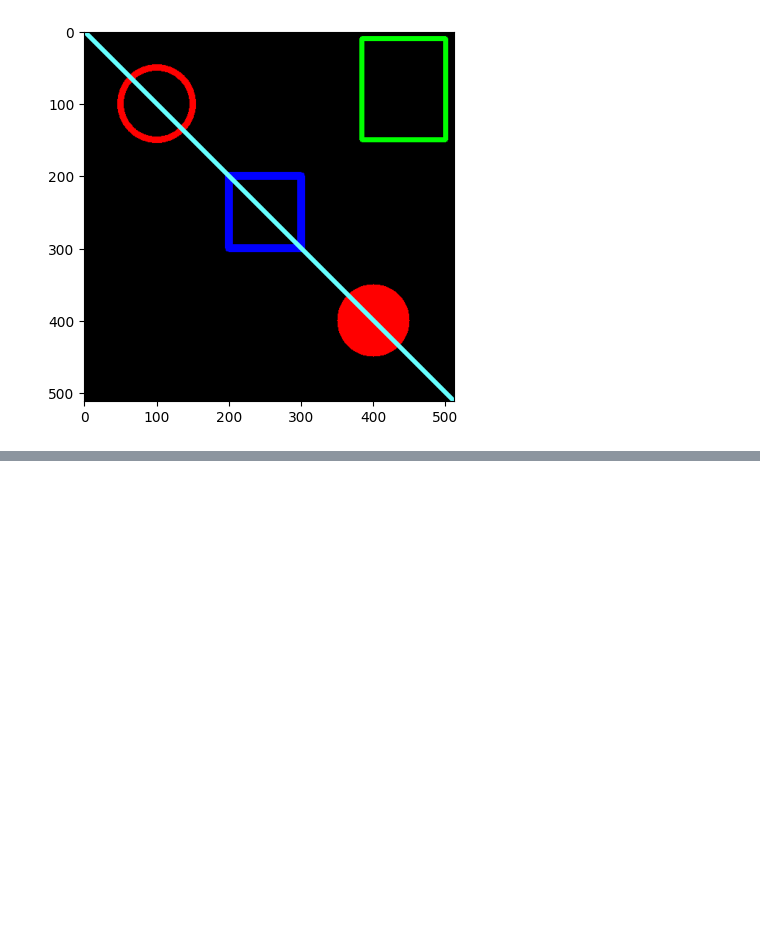
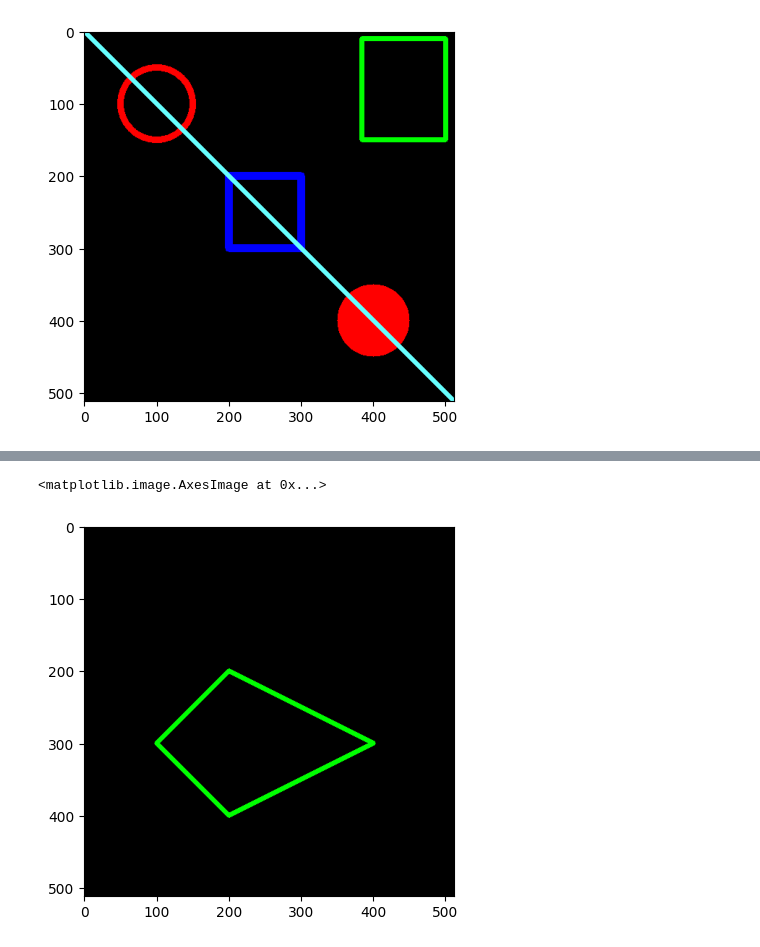
Before and after one commit to kcmartin/opencv-coursework, a Jupyter notebook: opencv-drawimages.ipynb, the cells around one changed output, grey strips where cells are left out. Saved outputs shown, nothing was run; the diff lists cells and outputs as text; code cells hidden in the pictures; blank space fills up the shorter version.

Commit message:
finished nb opencv shape drawing

```diff
--- a/opencv-drawimages.ipynb
+++ b/opencv-drawimages.ipynb
@@ -89,0 +99,16 @@ plt.imshow(blank_img)
+# %%
+# create a new blank image
+blank_img2 = np.zeros(shape=(512,512,3),dtype=np.int32)
+
+# make an array of vertices with x and y coordinates
+vertices = np.array([ [100,300],[200,200],[400,300],[200,400] ],dtype=np.int32)
+
+# need to reshape to 3 dimensions
+pts = vertices.reshape((-1,1,2))
+# %%
+# draw a custom polygon with the points
+cv2.polylines(blank_img2,[pts],isClosed=True,color=(0,255,0),thickness=5)
+plt.imshow(blank_img2)
+# %% [output]
+<matplotlib.image.AxesImage at 0x...>
+[figure, added]
```
Also changed, not shown: parts of 2 cells of this notebook.
